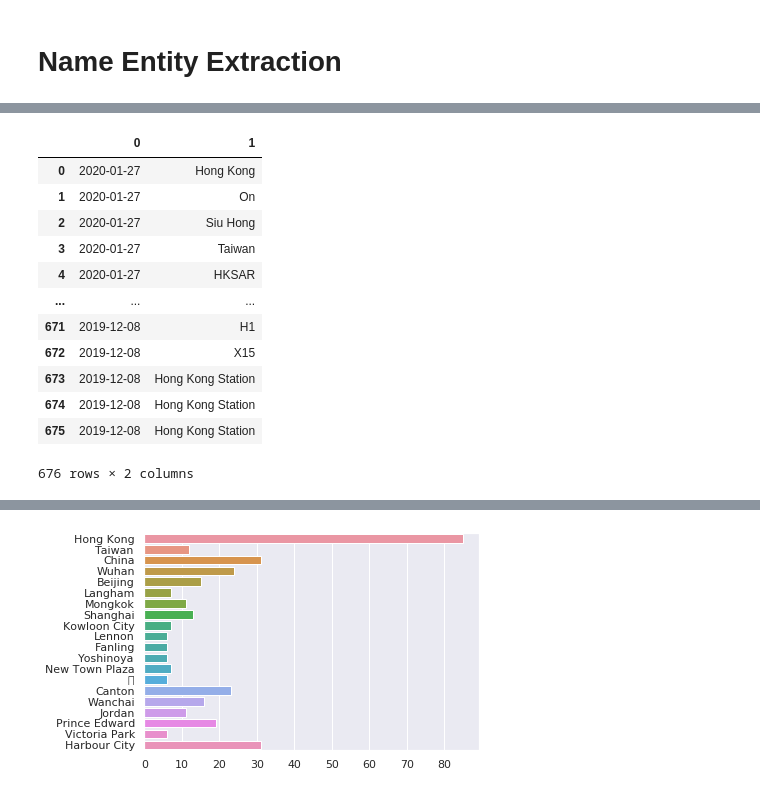
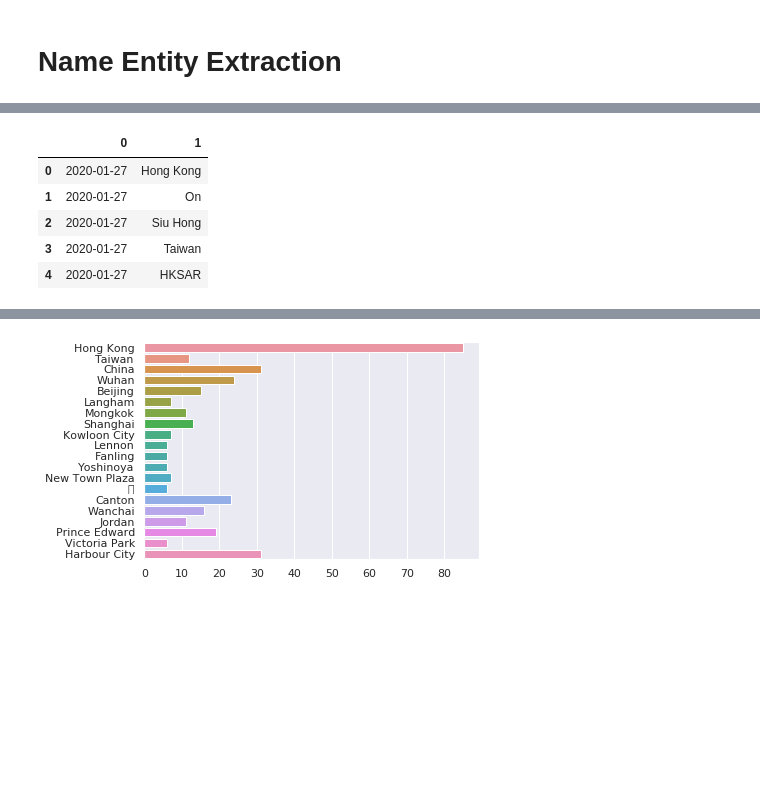
Before and after one commit to atefehmah/Social-Media-Research, a Jupyter notebook: Hongkong (1).ipynb, the cells around one changed output, grey strips where cells are left out. Cells and saved outputs as stored; diff of their text form; code cells hidden in the pictures; blank space fills up the shorter version.

```diff
--- a/Hongkong (1).ipynb
+++ b/Hongkong (1).ipynb
@@ -78,7 +78,8 @@ nlp = spacy.load("en_core_web_sm")
 # %%
 doc = nlp(data[0]["message"])
 # %%
-for msg in data[:100]:
+# test for 10 entries
+for msg in data[:10]:
   doc = nlp(msg["message"])
   displacy.render(doc, style="ent",jupyter=True)
   if len(doc.ents)>0:
@@ -199,22 +178,14 @@ Time: 05:37:59
 # %%
-
 from matplotlib import pyplot
 df = pd.DataFrame(locDate)
-df
+df.head()
 # %% [output]
 |  | 0 | 1 |
 | 0 | 2020-01-27 | Hong Kong |
 | 1 | 2020-01-27 | On |
 | 2 | 2020-01-27 | Siu Hong |
 | 3 | 2020-01-27 | Taiwan |
 | 4 | 2020-01-27 | HKSAR |
-| ... | ... | ... |
-| 671 | 2019-12-08 | H1 |
-| 672 | 2019-12-08 | X15 |
-| 673 | 2019-12-08 | Hong Kong Station |
-| 674 | 2019-12-08 | Hong Kong Station |
-| 675 | 2019-12-08 | Hong Kong Station |
-676 rows × 2 columns
 # %%
 gk = df.groupby(1)
 gk.first()
```
Also changed, not shown: parts of 4 cells of this notebook.
